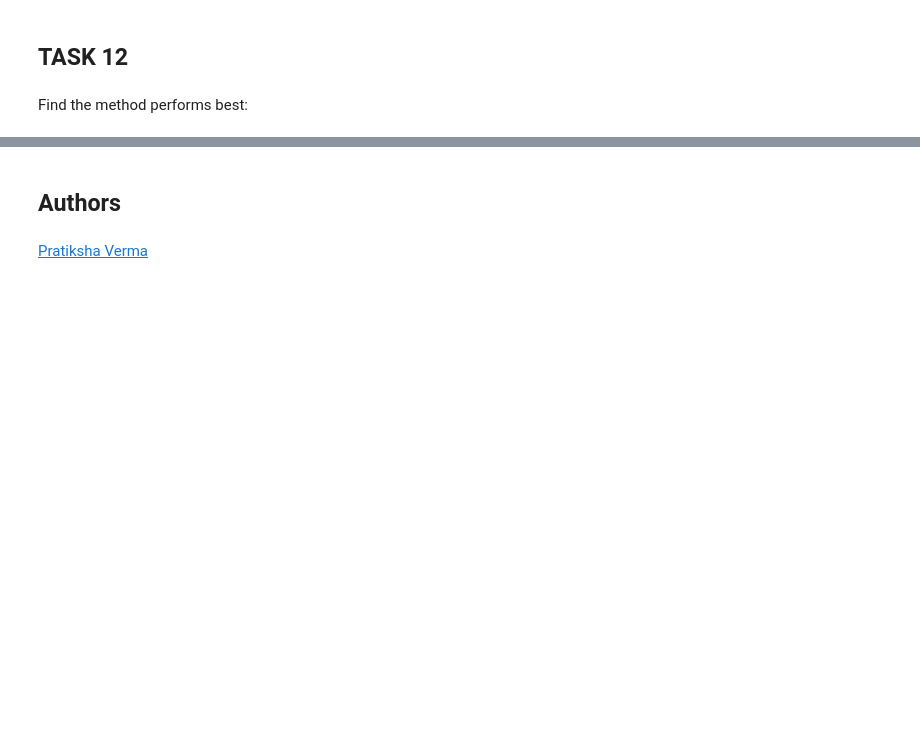
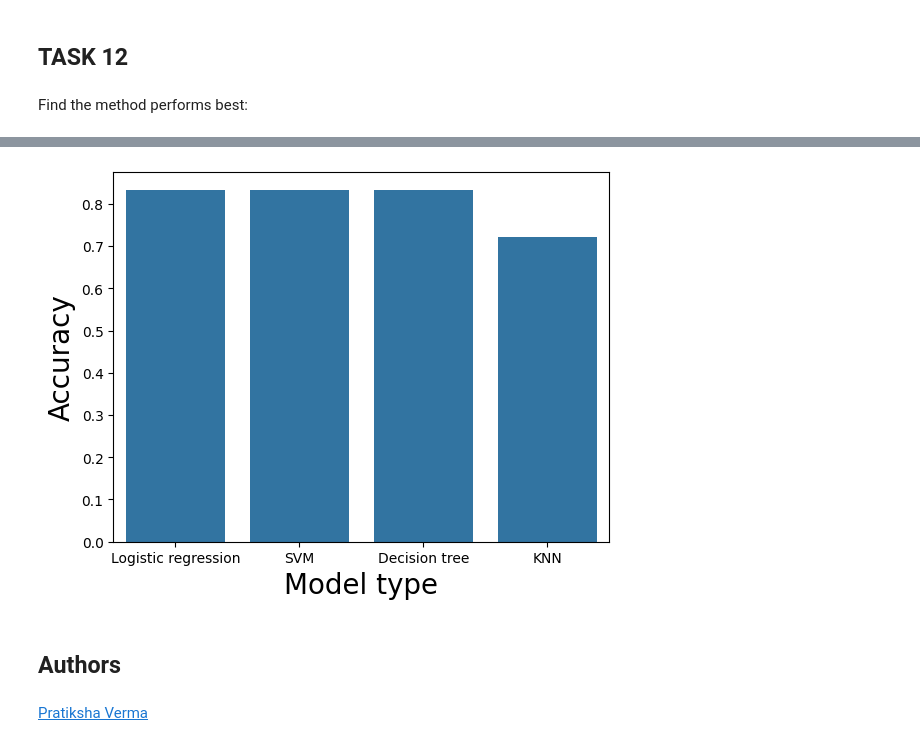
Before and after one commit to ldereske/IBM_Data_Science_Capstone, a Jupyter notebook: SpaceX_Machine Learning Prediction_Part_5.ipynb, the cells around one changed output, grey strips where cells are left out. Cells and saved outputs as stored; diff of their text form; code cells hidden in the pictures; blank space fills up the shorter version.

Commit message:
Modify the code for figure productions

```diff
--- a/SpaceX_Machine Learning Prediction_Part_5.ipynb
+++ b/SpaceX_Machine Learning Prediction_Part_5.ipynb
@@ -381,3 +377,17 @@ pd.DataFrame({"Logistic regression accuracy":[logreg_cv.score(X_test,Y_test)],
+# %%
+
+Final_mod_acc=pd.DataFrame(
+    {"Models":["Logistic regression","SVM","Decision tree","KNN"],
+    "Accuracy_scores":[logreg_cv.score(X_test,Y_test),svm_cv.score(X_test,Y_test),
+                      tree_cv.score(X_test,Y_test),knn_cv.score(X_test,Y_test)]}
+)
+
+sns.barplot(x='Models',y='Accuracy_scores',data=Final_mod_acc)
+plt.xlabel("Model type",fontsize=20)
+plt.ylabel("Accuracy",fontsize=20)
+plt.show()
+# %% [output]
+[figure, added]
 # %% [markdown]
 ## Authors
 # %% [markdown]
```
Also changed, not shown: parts of 11 cells of this notebook, 1 other file.
